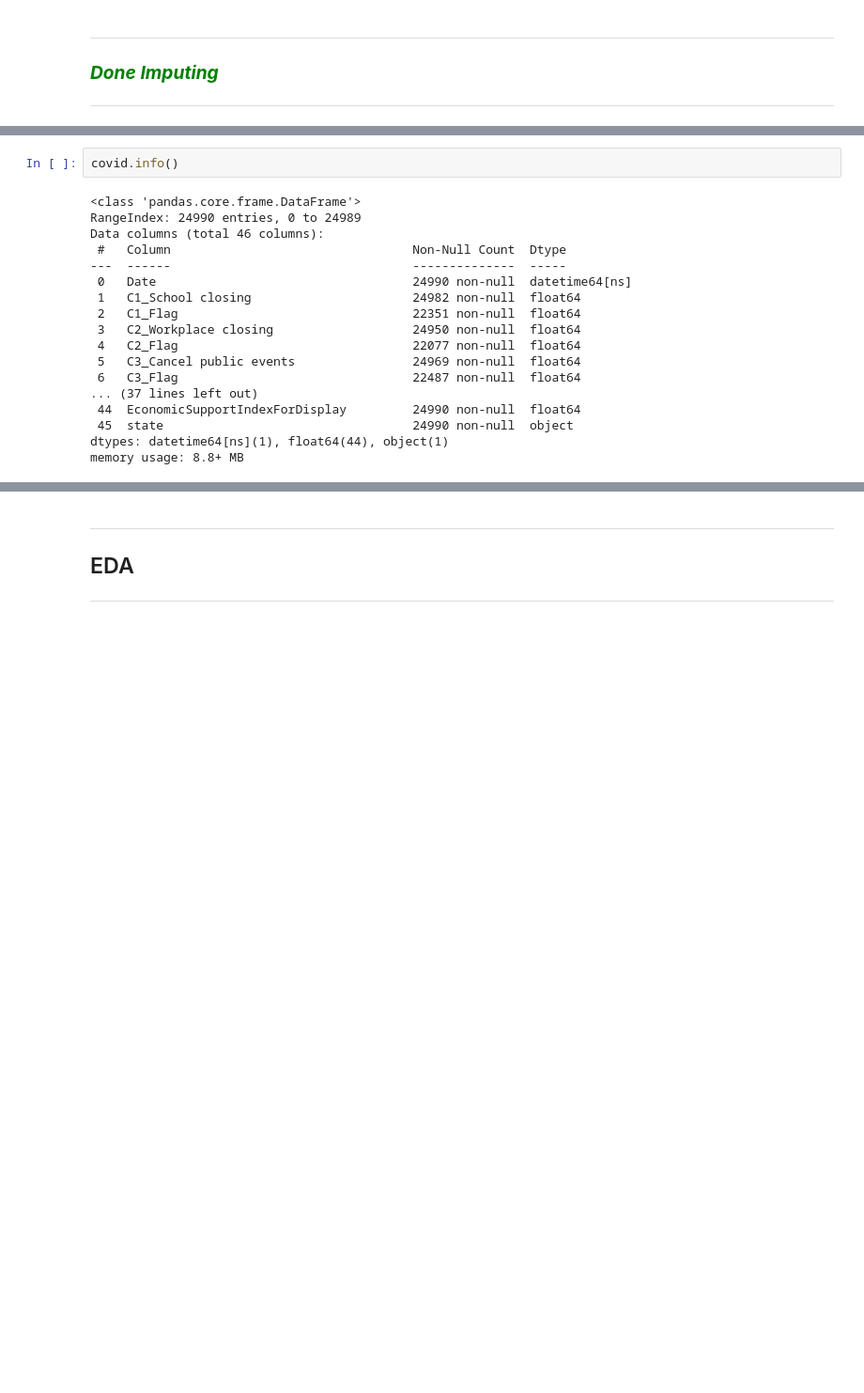
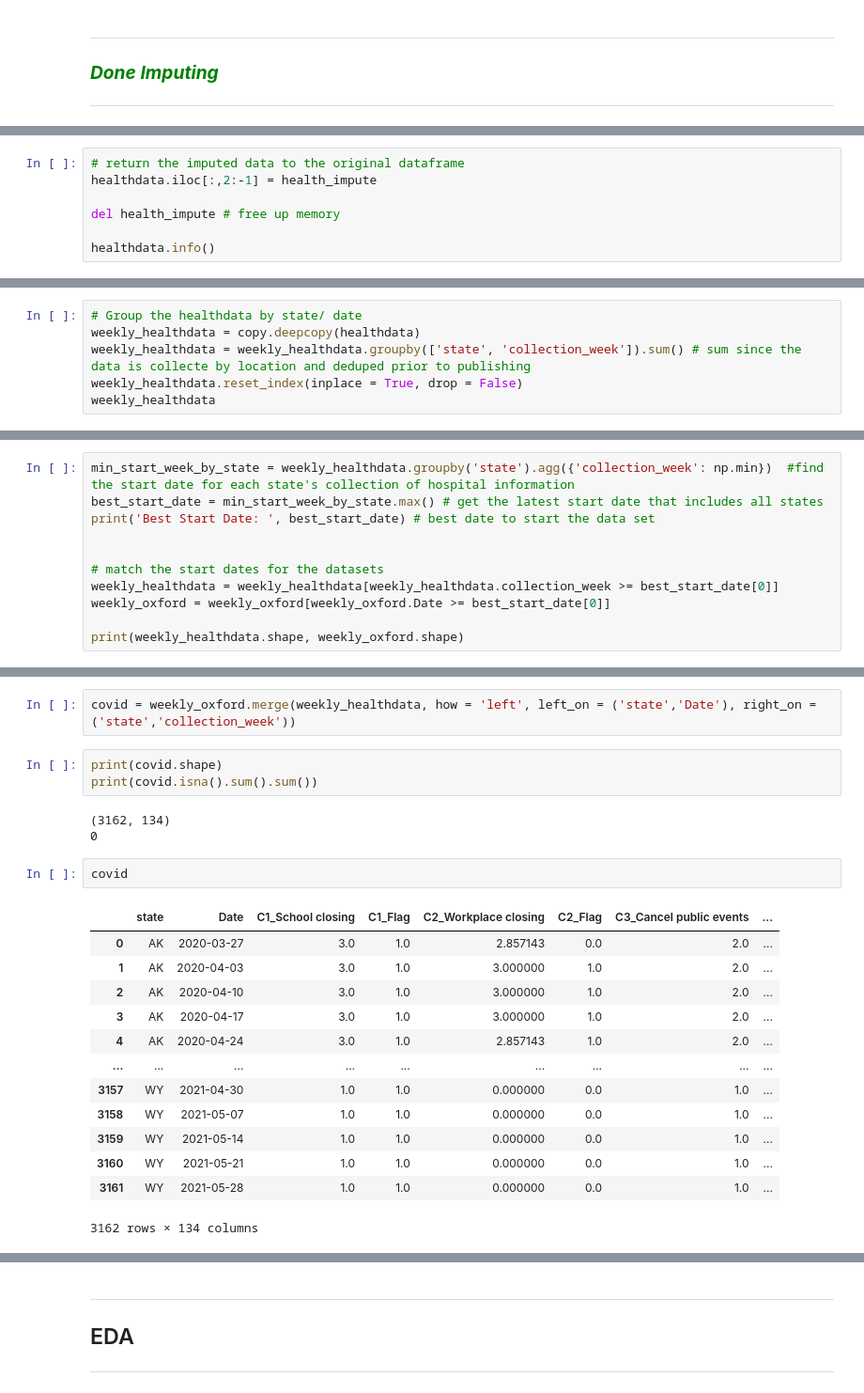
Before and after one commit to justinehly/covid_capstone, a Jupyter notebook: Python/Capstone A - COVID-19.ipynb, the cells around one changed output, grey strips where cells are left out. Shown at 94% size. Cells and saved outputs as stored; diff of their text form; blank space fills up the shorter version.

Commit message:
merged dataset exists

```diff
--- a/Python/Capstone A - COVID-19.ipynb
+++ b/Python/Capstone A - COVID-19.ipynb
@@ -313,0 +486,7 @@ Timestamp('2020-01-30 00:00:00')
+# %%
+# return the imputed data to the original dataframe
+healthdata.iloc[:,2:-1] = health_impute
+
+del health_impute # free up memory
+
+healthdata.info()
@@ -313,0 +511,6 @@ Timestamp('2020-01-30 00:00:00')
+# %%
+# Group the healthdata by state/ date
+weekly_healthdata = copy.deepcopy(healthdata)
+weekly_healthdata = weekly_healthdata.groupby(['state', 'collection_week']).sum() # sum since the data is collecte by location and deduped prior to publishing
+weekly_healthdata.reset_index(inplace = True, drop = False)
+weekly_healthdata
@@ -313,0 +535,11 @@ Timestamp('2020-01-30 00:00:00')
+# %%
+min_start_week_by_state = weekly_healthdata.groupby('state').agg({'collection_week': np.min})  #find the start date for each state's collection of hospital information
+best_start_date = min_start_week_by_state.max() # get the latest start date that includes all states
+print('Best Start Date: ', best_start_date) # best date to start the data set
+
+
+# match the start dates for the datasets
+weekly_healthdata = weekly_healthdata[weekly_healthdata.collection_week >= best_start_date[0]]
+weekly_oxford = weekly_oxford[weekly_oxford.Date >= best_start_date[0]]
+
+print(weekly_healthdata.shape, weekly_oxford.shape)
@@ -314,20 +555,24 @@ Timestamp('2020-01-30 00:00:00')
+# %%
+covid = weekly_oxford.merge(weekly_healthdata, how = 'left', left_on = ('state','Date'), right_on = ('state','collection_week'))
+# %%
+print(covid.shape)
+print(covid.isna().sum().sum())
+# %% [output]
+(3162, 134)
+0
 # %%
-covid.info()
+covid
 # %% [output]
+|  | state | Date | C1_School closing | C1_Flag | C2_Workplace closing | C2_Flag | C3_Cancel public events | ... |
+| 0 | AK | 2020-03-27 | 3.0 | 1.0 | 2.857143 | 0.0 | 2.0 | ... |
+| 1 | AK | 2020-04-03 | 3.0 | 1.0 | 3.000000 | 1.0 | 2.0 | ... |
+| 2 | AK | 2020-04-10 | 3.0 | 1.0 | 3.000000 | 1.0 | 2.0 | ... |
+| 3 | AK | 2020-04-17 | 3.0 | 1.0 | 3.000000 | 1.0 | 2.0 | ... |
+| 4 | AK | 2020-04-24 | 3.0 | 1.0 | 2.857143 | 1.0 | 2.0 | ... |
+| ... | ... | ... | ... | ... | ... | ... | ... | ... |
+| 3157 | WY | 2021-04-30 | 1.0 | 1.0 | 0.000000 | 0.0 | 1.0 | ... |
+| 3158 | WY | 2021-05-07 | 1.0 | 1.0 | 0.000000 | 0.0 | 1.0 | ... |
+| 3159 | WY | 2021-05-14 | 1.0 | 1.0 | 0.000000 | 0.0 | 1.0 | ... |
+| 3160 | WY | 2021-05-21 | 1.0 | 1.0 | 0.000000 | 0.0 | 1.0 | ... |
+| 3161 | WY | 2021-05-28 | 1.0 | 1.0 | 0.000000 | 0.0 | 1.0 | ... |
-<class 'pandas.core.frame.DataFrame'>
-RangeIndex: 24990 entries, 0 to 24989
-Data columns (total 46 columns):
- #   Column                                 Non-Null Count  Dtype
----  ------                                 --------------  -----
- 0   Date                                   24990 non-null  datetime64[ns]
- 1   C1_School closing                      24982 non-null  float64
- 2   C1_Flag                                22351 non-null  float64
- 3   C2_Workplace closing                   24950 non-null  float64
- 4   C2_Flag                                22077 non-null  float64
- 5   C3_Cancel public events                24969 non-null  float64
- 6   C3_Flag                                22487 non-null  float64
-... (37 lines left out)
- 44  EconomicSupportIndexForDisplay         24990 non-null  float64
- 45  state                                  24990 non-null  object
-dtypes: datetime64[ns](1), float64(44), object(1)
-memory usage: 8.8+ MB
+3162 rows × 134 columns
```
Also changed, not shown: parts of 36 cells of this notebook, 3 other files.
